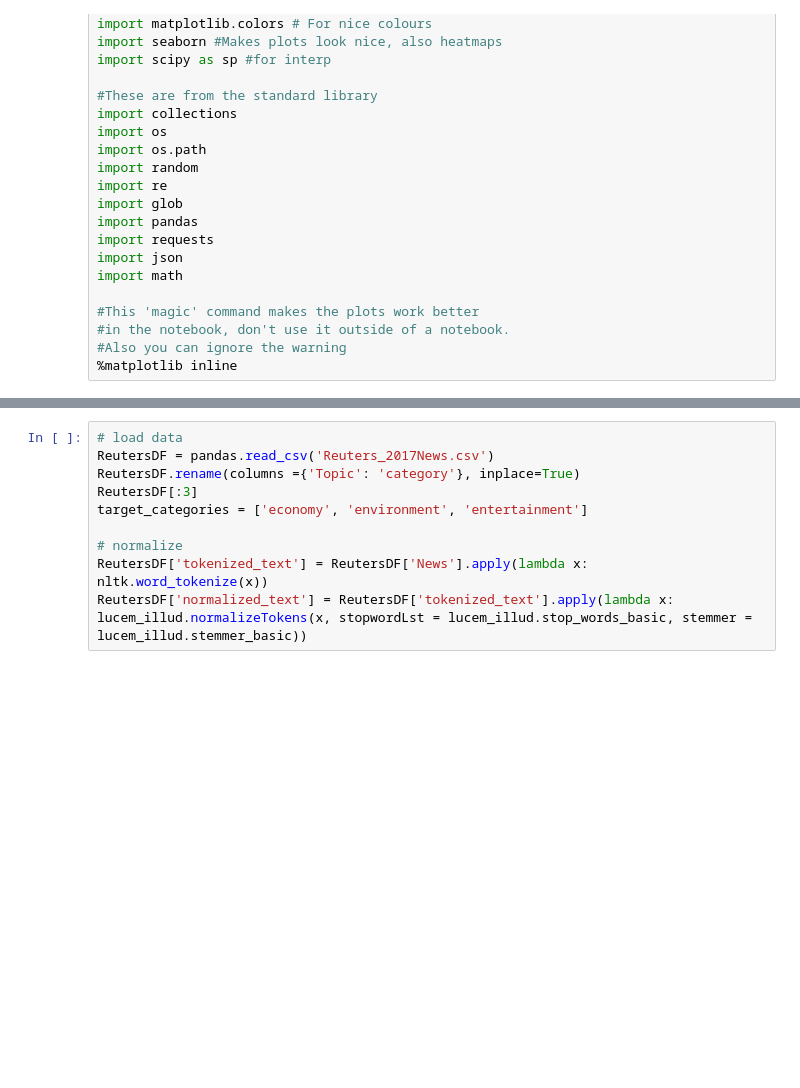
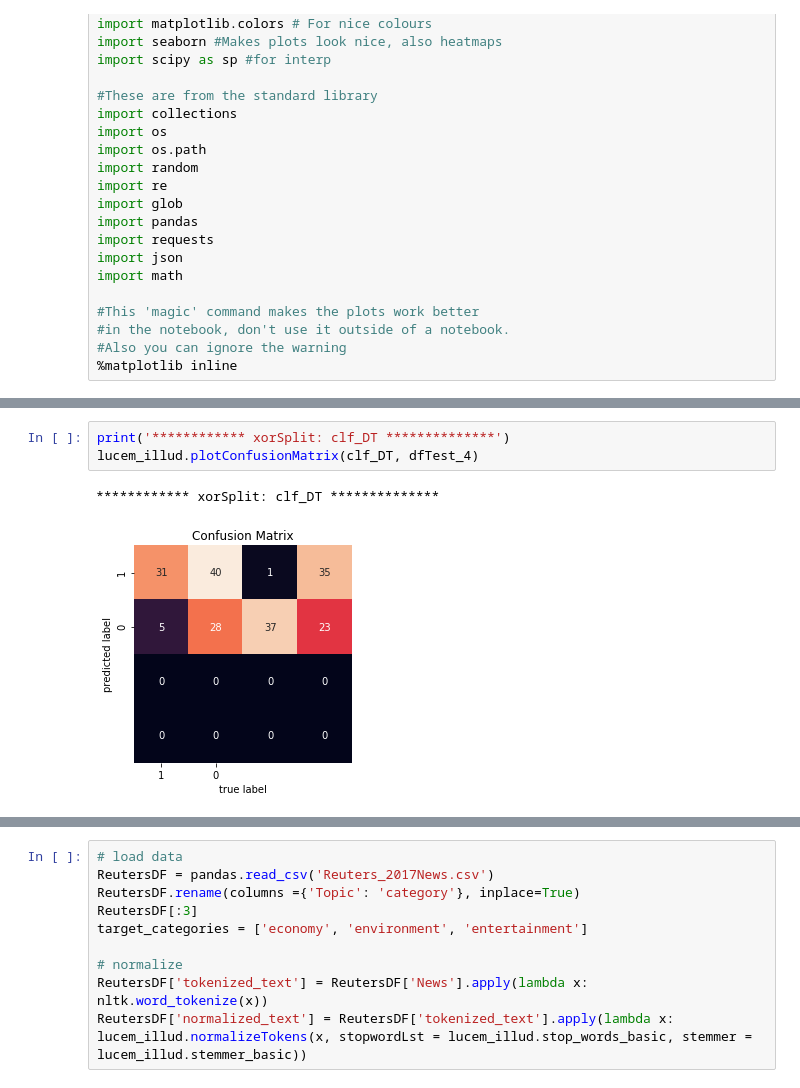
Before and after one commit to sunnyJy/content-analysis-2018, a Jupyter notebook: 6-Classification/Homework 6 by Jingying Bi.ipynb, the cells around one changed output, grey strips where cells are left out. Saved outputs shown, nothing was run; the diff lists cells and outputs as text; blank space fills up the shorter version.

```diff
--- a/6-Classification/Homework 6 by Jingying Bi.ipynb
+++ b/6-Classification/Homework 6 by Jingying Bi.ipynb
@@ -40,0 +311,6 @@ import math
+# %%
+print('************ xorSplit: clf_DT **************')
+lucem_illud.plotConfusionMatrix(clf_DT, dfTest_4)
+# %% [output]
+************ xorSplit: clf_DT **************
+[figure, added]
```
Also changed, not shown: parts of 152 cells of this notebook, 7 other files.
